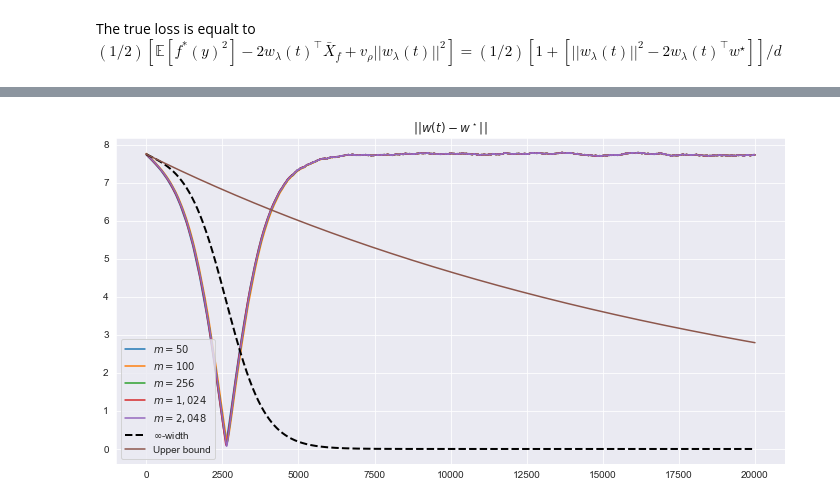
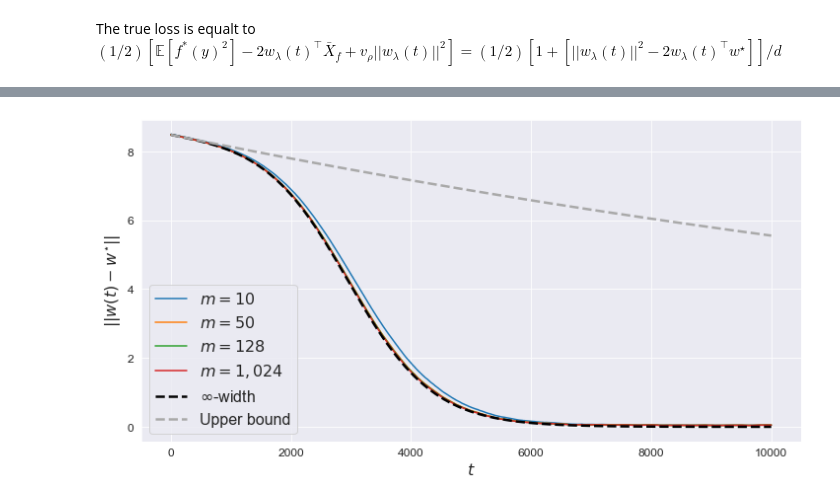
Before and after one commit to karl-hajjar/learning-structure, a Jupyter notebook: learning-structure/notebooks/odd-target.ipynb, the cells around one changed output, grey strips where cells are left out. Saved outputs shown, nothing was run; the diff lists cells and outputs as text; code cells hidden in the pictures.

Commit message:
Fixed issue with odd target (there was a factor 0.5 missing)

```diff
--- a/learning-structure/notebooks/odd-target.ipynb
+++ b/learning-structure/notebooks/odd-target.ipynb
@@ -38,19 +38,20 @@ from networks import two_layer_net
 # %% [markdown]
 ## Constants
 # %%
-n_samples = 500
-input_dim = 50
+n_samples = 10000 # 500
+input_dim = 60 # 50
 width = 1024  # 1024
 bias = False
 base_lr = 1.0e-2
 batch_size = 512
 
 SEED = 42
-n_steps = 20000
+n_steps = int(1e4) # int(5e3) # 20000
 
-widths = [50, 100, 256, 1024, 2048]
+#widths = [10, 20, 50, 128, 256, 1024]
+widths = [10, 50, 128, 1024]
 # %%
-FIGURES_DIR = os.path.join(ROOT, 'figures/2-layer/1d/{}'.format(width))
+FIGURES_DIR = os.path.join(ROOT, 'figures/2-layer/odd-target')
 create_dir(FIGURES_DIR)
 # %%
 set_random_seeds(SEED)
@@ -152,7 +153,7 @@ def train(network, optimizer):
             val_losses.append(val_loss.detach().item())
             y_hat_vals.append(y_hat_val.detach().numpy())
 
-            ws.append((network.input_layer.weight.detach() *
+            ws.append(0.5* (network.input_layer.weight.detach() *
                        torch.concat([torch.transpose(network.output_layer.weight.detach(), 0, 1)]*input_dim,
                                     dim=1)).mean(dim=0).numpy())
 
@@ -278,17 +266,25 @@ plt.show()
 # %%
 # CONVERGENCE of w(t) towards w_star
 figure = plt.figure(figsize=(12, 6))
+xs = np.arange(len(lambda_primes))
 delta_lambdas = np.array(w_lambdas) - w_star.reshape(1, -1)
 
 for width in widths:
     deltas = training_results[width]['ws'] - w_star.reshape(1, -1)
     plt.plot(np.arange(len(deltas)), np.sqrt(np.sum(deltas ** 2, axis=1)), label='$m={:,}$'.format(width))
 
 plt.plot(np.arange(len(delta_lambdas)), np.sqrt(np.sum(delta_lambdas ** 2, axis=1)), label='$\\infty$-width',
-         color='k', linestyle='dashed', linewidth=2.0)
-plt.plot(xs, norm_w_star * np.exp([- V / (4 * input_dim) * base_lr * k for k in xs]), label='Upper bound')
-plt.title('$||w(t) - w^\star||$')
+         color='k', linestyle='dashed', linewidth=2.5)
+plt.plot(xs, norm_w_star * np.exp([- V / (4 * input_dim) * base_lr * k for k in xs]), label='Upper bound',
+         color='darkgrey', linestyle='dashed', linewidth=2.5)
+#plt.title('$||w(t) - w^{\star}||$', fontsize=16)
 plt.legend()
+plt.xlabel('$t$', fontsize=16)
+plt.ylabel('$||w(t) - w^{\star}||$', fontsize=16)
+plt.xticks(fontsize=12)
+plt.yticks(fontsize=12)
+plt.legend(fontsize=16)
+plt.savefig(os.path.join(FIGURES_DIR, 'deltas'))
 plt.show()
 # %% [output]
-[figure, old version]
+[figure, new version]
```
Also changed, not shown: parts of 11 cells of this notebook, 4 other files.
